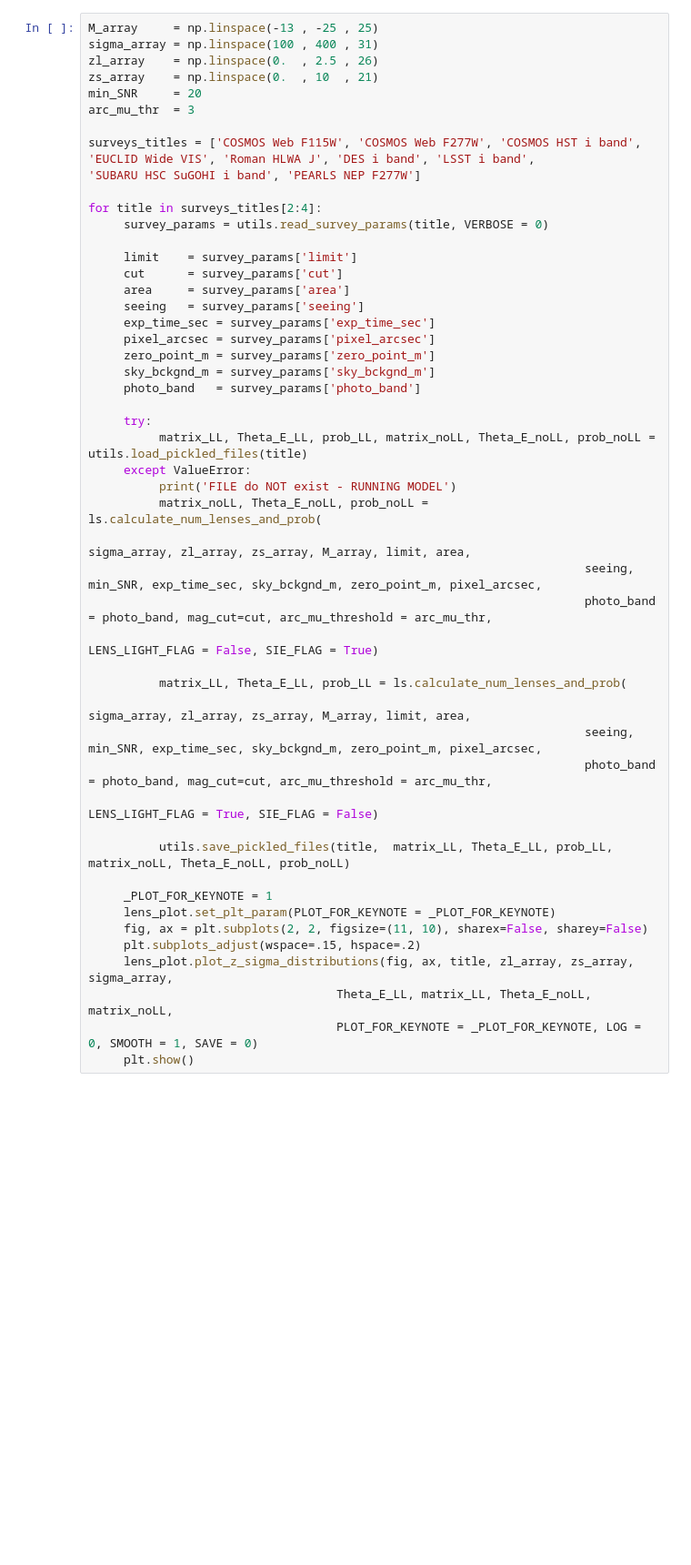
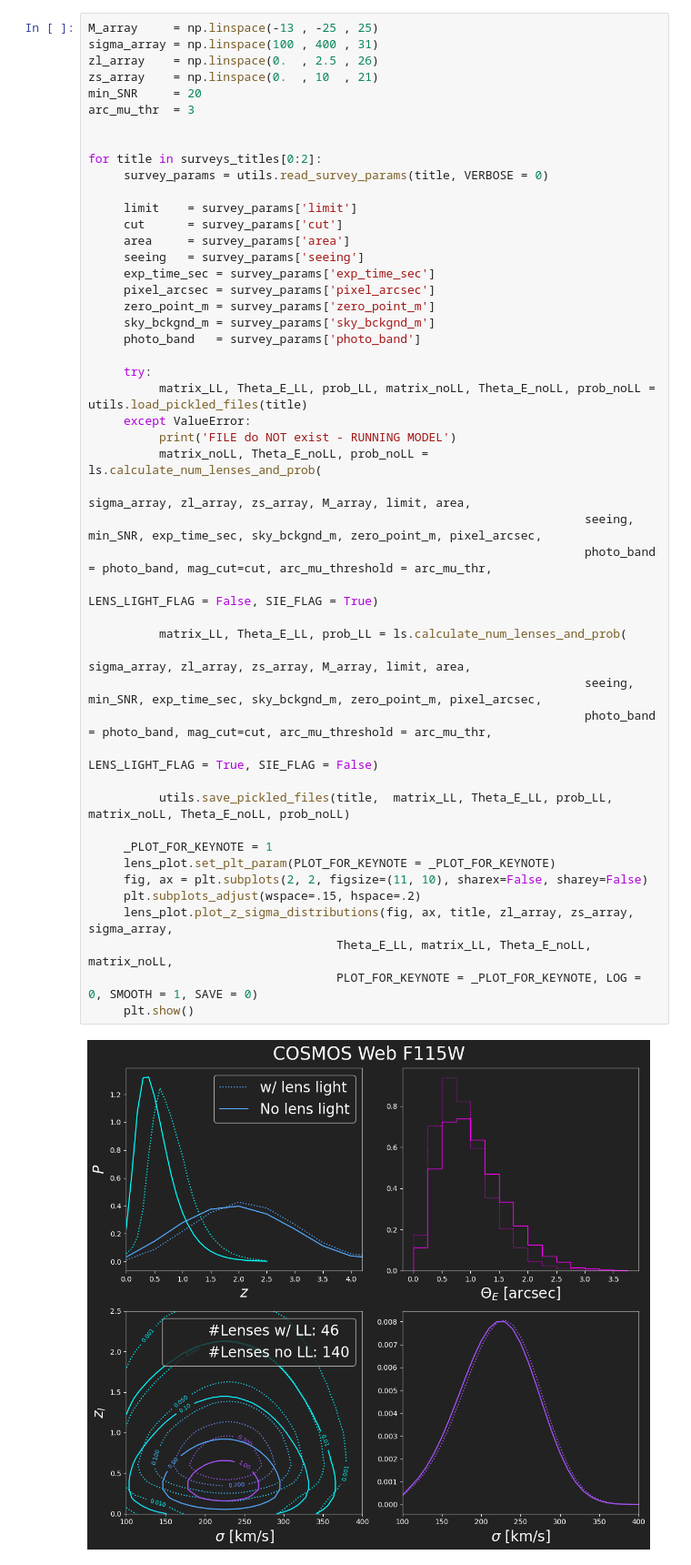
Before and after one commit to Ferr013/GALESS, a Jupyter notebook: examples/basic_example.ipynb, the cells around one changed output. Shown: that part at 91% size. Saved outputs shown, nothing was run; the diff lists cells and outputs as text; blank space fills up the shorter version.

```diff
--- a/examples/basic_example.ipynb
+++ b/examples/basic_example.ipynb
@@ -19,11 +19,8 @@ zs_array    = np.linspace(0.  , 10  , 21)
 min_SNR     = 20
 arc_mu_thr  = 3
 
-surveys_titles = ['COSMOS Web F115W', 'COSMOS Web F277W', 'COSMOS HST i band',
-'EUCLID Wide VIS', 'Roman HLWA J', 'DES i band', 'LSST i band',
-'SUBARU HSC SuGOHI i band', 'PEARLS NEP F277W']
 
-for title in surveys_titles[2:4]:
+for title in surveys_titles[0:2]:
      survey_params = utils.read_survey_params(title, VERBOSE = 0)
 
      limit    = survey_params['limit']
@@ -35,30 +32,32 @@ for title in surveys_titles[2:4]:
      zero_point_m = survey_params['zero_point_m']
      sky_bckgnd_m = survey_params['sky_bckgnd_m']
      photo_band   = survey_params['photo_band']
 
      try:
           matrix_LL, Theta_E_LL, prob_LL, matrix_noLL, Theta_E_noLL, prob_noLL = utils.load_pickled_files(title)
      except ValueError:
           print('FILE do NOT exist - RUNNING MODEL')
           matrix_noLL, Theta_E_noLL, prob_noLL = ls.calculate_num_lenses_and_prob(
                                                                       sigma_array, zl_array, zs_array, M_array, limit, area,
                                                                       seeing, min_SNR, exp_time_sec, sky_bckgnd_m, zero_point_m, pixel_arcsec,
                                                                       photo_band = photo_band, mag_cut=cut, arc_mu_threshold = arc_mu_thr,
                                                                       LENS_LIGHT_FLAG = False, SIE_FLAG = True)
 
           matrix_LL, Theta_E_LL, prob_LL = ls.calculate_num_lenses_and_prob(
                                                                       sigma_array, zl_array, zs_array, M_array, limit, area,
                                                                       seeing, min_SNR, exp_time_sec, sky_bckgnd_m, zero_point_m, pixel_arcsec,
                                                                       photo_band = photo_band, mag_cut=cut, arc_mu_threshold = arc_mu_thr,
                                                                       LENS_LIGHT_FLAG = True, SIE_FLAG = False)
 
           utils.save_pickled_files(title,  matrix_LL, Theta_E_LL, prob_LL, matrix_noLL, Theta_E_noLL, prob_noLL)
 
      _PLOT_FOR_KEYNOTE = 1
      lens_plot.set_plt_param(PLOT_FOR_KEYNOTE = _PLOT_FOR_KEYNOTE)
      fig, ax = plt.subplots(2, 2, figsize=(11, 10), sharex=False, sharey=False)
      plt.subplots_adjust(wspace=.15, hspace=.2)
      lens_plot.plot_z_sigma_distributions(fig, ax, title, zl_array, zs_array, sigma_array,
                                    Theta_E_LL, matrix_LL, Theta_E_noLL, matrix_noLL,
                                    PLOT_FOR_KEYNOTE = _PLOT_FOR_KEYNOTE, LOG = 0, SMOOTH = 1, SAVE = 0)
      plt.show()
+# %% [output]
+[figure, added]
```
Also changed, not shown: parts of 3 cells of this notebook, 21 other files.
